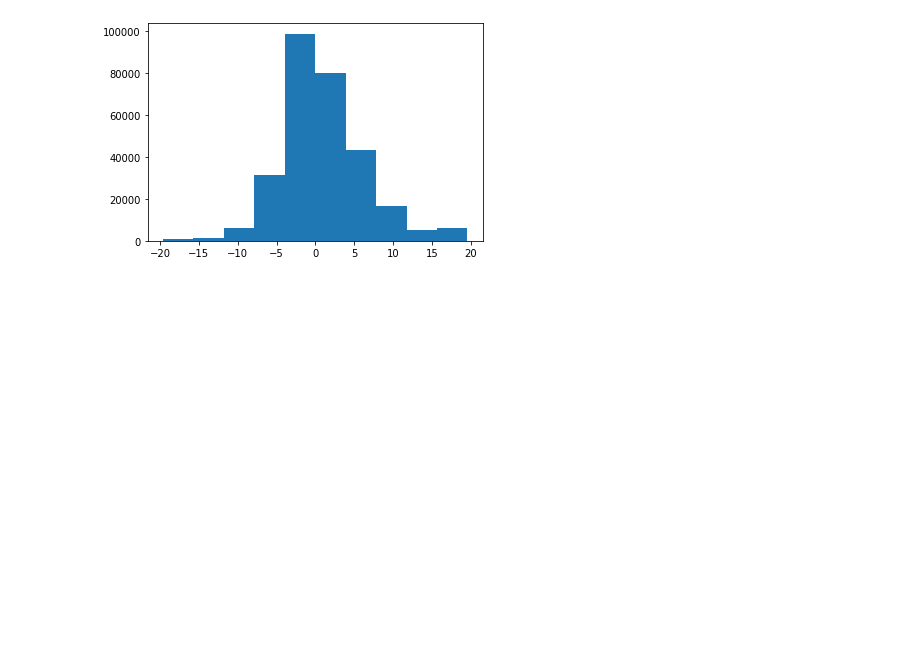
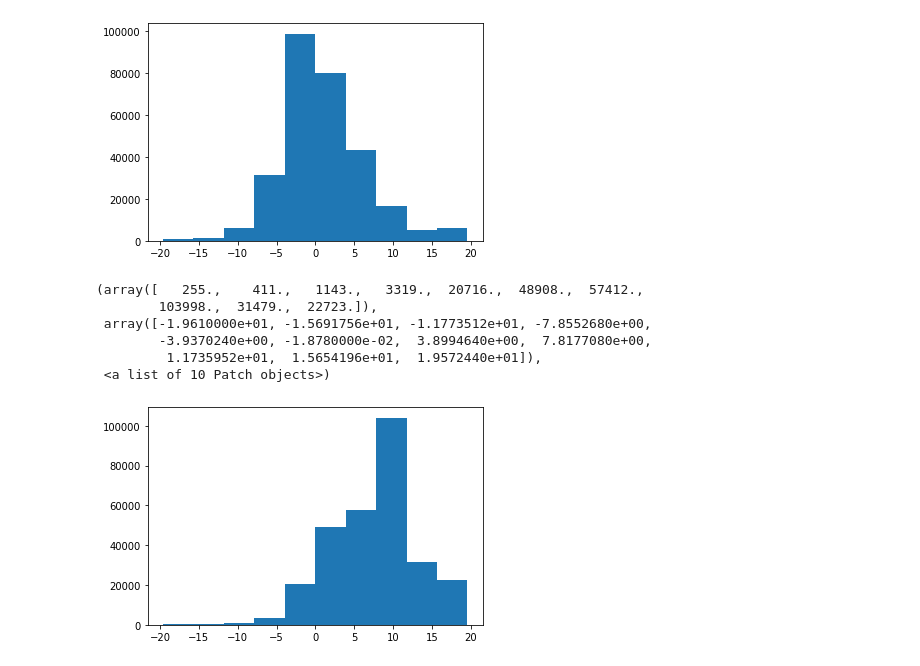
Before and after one commit to epereirasg/Curso-de-Machine-Learning, a Jupyter notebook: ProyectoFinal ML/ Entrega 03 - Explore/ Entrega_03_Explore.ipynb, the cells around one changed output. Drawn from its saved outputs; the diff is of its cells as text; code cells hidden in the pictures; blank space fills up the shorter version.

```diff
--- a/ProyectoFinal ML/ Entrega 03 - Explore/ Entrega_03_Explore.ipynb
+++ b/ProyectoFinal ML/ Entrega 03 - Explore/ Entrega_03_Explore.ipynb
@@ -440,3 +442,13 @@ plt.hist(datanew.x)
           7.816,  11.734,  15.652,  19.57 ]),
  <a list of 10 Patch objects>)
 [figure]
+# %%
+plt.hist(datanew.y)
+# %% [output]
+(array([   255.,    411.,   1143.,   3319.,  20716.,  48908.,  57412.,
+        103998.,  31479.,  22723.]),
+ array([-1.9610000e+01, -1.5691756e+01, -1.1773512e+01, -7.8552680e+00,
+        -3.9370240e+00, -1.8780000e-02,  3.8994640e+00,  7.8177080e+00,
+         1.1735952e+01,  1.5654196e+01,  1.9572440e+01]),
+ <a list of 10 Patch objects>)
+[figure, added]
```
Also changed, not shown: parts of 6 cells of this notebook.
